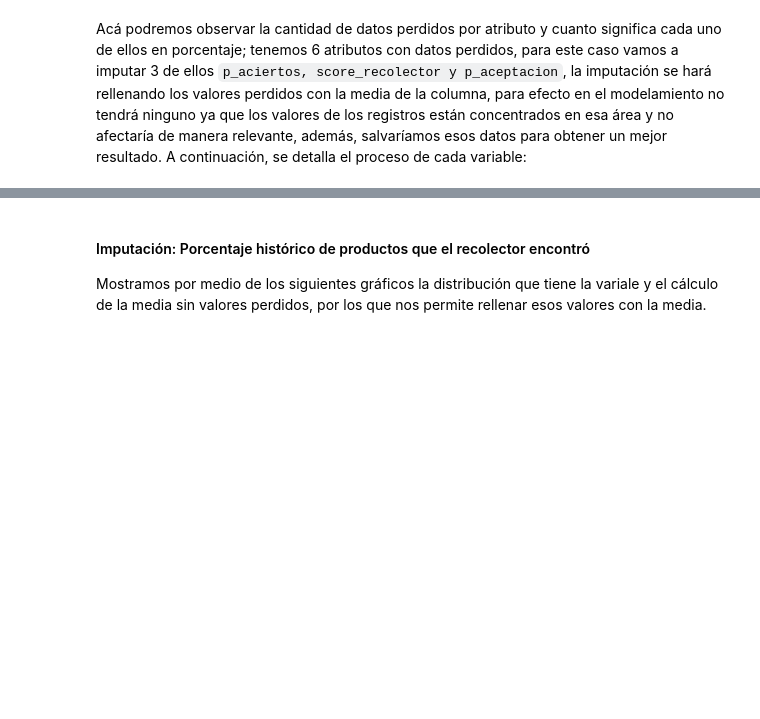
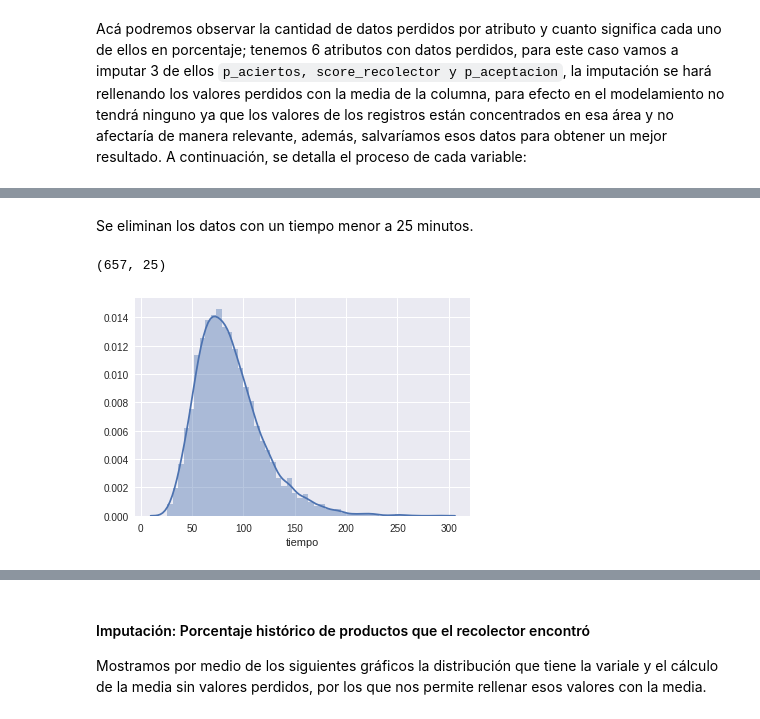
Before and after one commit to callejasv1/proyecto_oraculo, a Jupyter notebook: ProyectoV_Original.ipynb, the cells around one changed output, grey strips where cells are left out. Drawn from its saved outputs; the diff is of its cells as text; code cells hidden in the pictures; blank space fills up the shorter version.

```diff
--- a/ProyectoV_Original.ipynb
+++ b/ProyectoV_Original.ipynb
@@ -370,0 +384,6 @@ pd.set_option('display.max_columns', 100)
+# %% [markdown]
+Se eliminan los datos con un tiempo menor a 25 minutos.
+# %%
+p_anomalos.shape
+# %% [output]
+(657, 25)
@@ -371,3 +392,7 @@ pd.set_option('display.max_columns', 100)
+# %%
+sns.distplot(df['tiempo']);
+# %% [output]
+[figure, added]
 # %%
 total = df.isnull().sum().sort_values(ascending=False)
 percent = round((df.isnull().sum() / df.isnull().count()) * 100, 2).sort_values(ascending=False)
```
Also changed, not shown: parts of 13 cells of this notebook.
